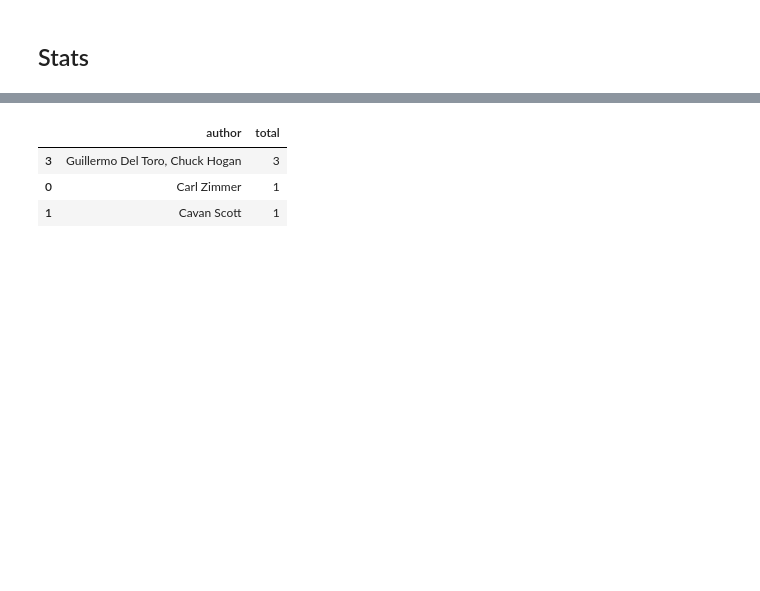
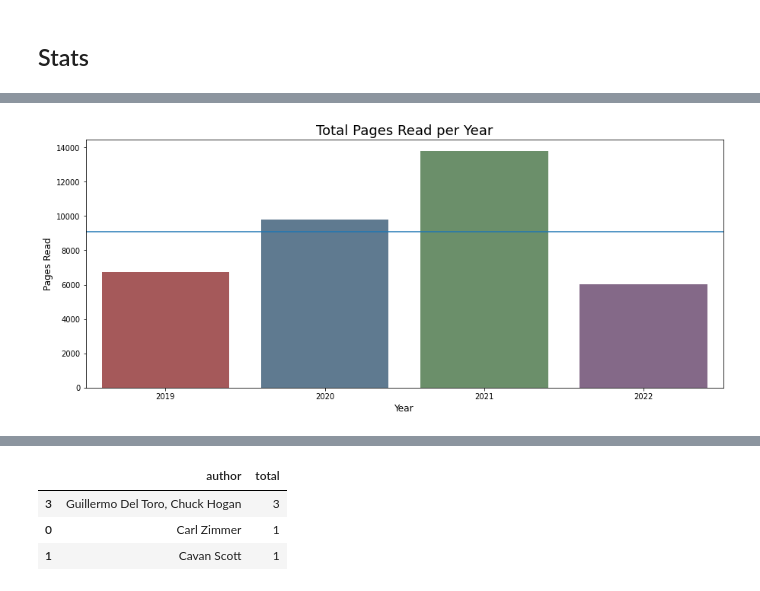
Before and after one commit to awgeezrick/books_i_have_read, a Jupyter notebook: 2022/notebook_version/books_i_have_read_2022.ipynb, the cells around one changed output, grey strips where cells are left out. Cells and saved outputs as stored; diff of their text form; code cells hidden in the pictures; blank space fills up the shorter version.

```diff
--- a/2022/notebook_version/books_i_have_read_2022.ipynb
+++ b/2022/notebook_version/books_i_have_read_2022.ipynb
@@ -215,3 +218,7 @@ create_basic_barplot(df_book_stats[['year','total_books']],'year','total_books',
+# %%
+create_basic_barplot(df_book_stats[['year','total_pages']],'year','total_pages','Total Pages Read per Year','Year','Pages Read')
+# %% [output]
+[figure, added]
 # %%
 # let's get an author count
 df_authors = pd.DataFrame({'total' : df_books.groupby(['author'])['author'].count()}).reset_index()
```
Also changed, not shown: parts of 8 cells of this notebook, 3 other files.
